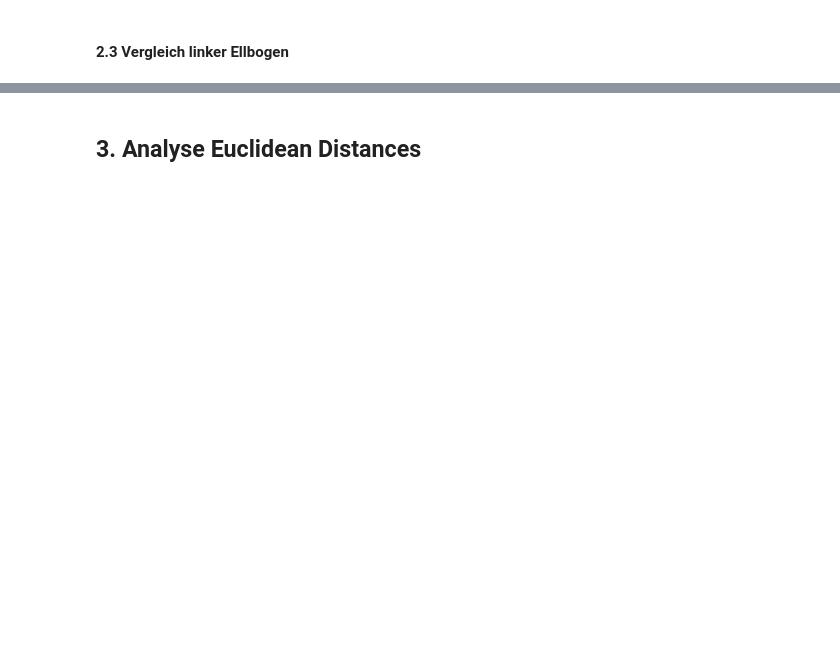
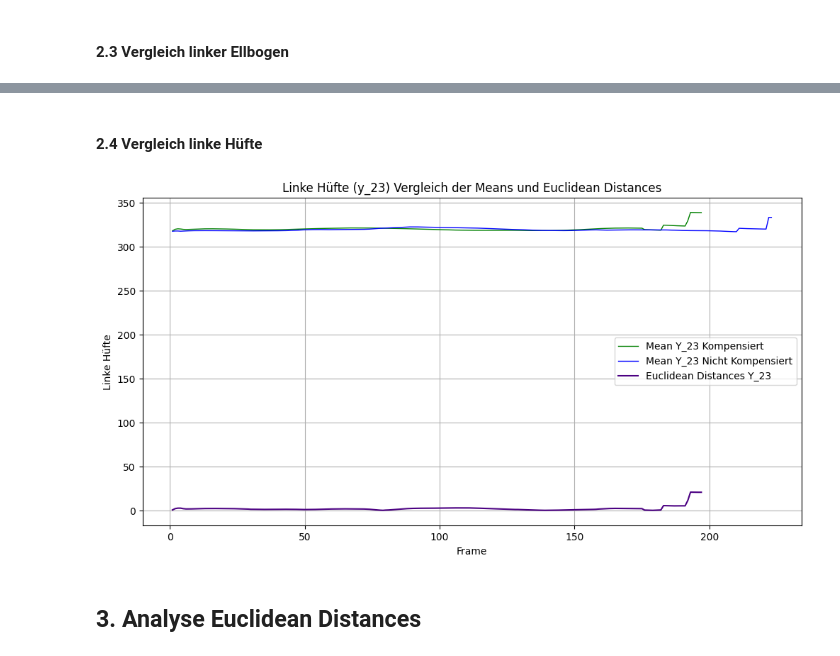
Before and after one commit to kollesal/VR-Quest, a Jupyter notebook: Assets/AvatarDataAugmentation/03 Data Analysis: DeepMotion and MediaPipe/01_Datenanalyse Kompensiert und nicht Kompensiert.ipynb, the cells around one changed output, grey strips where cells are left out. Cells and saved outputs as stored; diff of their text form; code cells hidden in the pictures; blank space fills up the shorter version.

```diff
--- a/Assets/AvatarDataAugmentation/03 Data Analysis: DeepMotion and MediaPipe/01_Datenanalyse Kompensiert und nicht Kompensiert.ipynb
+++ b/Assets/AvatarDataAugmentation/03 Data Analysis: DeepMotion and MediaPipe/01_Datenanalyse Kompensiert und nicht Kompensiert.ipynb
@@ -443,3 +442,26 @@ plt.show()
+# %% [markdown]
+#### 2.4 Vergleich linke Hüfte
+# %%
+plt.figure(figsize=(12, 6))
+
+# Plot the mean values for DeepMotion 01
+plt.plot(mean_values_03.index, mean_values_03["y_23"], color='green', linestyle='-', linewidth=1, label='Mean Y_23 Kompensiert')
+
+# Plot the mean values for Mediapipe 01
+plt.plot(mean_values_01.index, mean_values_01["y_23"], color='blue', linestyle='-', linewidth=1, label='Mean Y_23 Nicht Kompensiert')
+
+# Plot the Euclidean distances for the last calculated column
+plt.plot(euclidean_df_03.index, euclidean_df_03["y_23"], color='indigo', linestyle='-', linewidth=1.5, label='Euclidean Distances Y_23')
+
+
+plt.title("Linke Hüfte (y_23) Vergleich der Means und Euclidean Distances")
+plt.xlabel("Frame")
+plt.ylabel("Linke Hüfte")
+plt.grid(True)
+plt.legend(loc='best')
+plt.show()
+# %% [output]
+[figure, added]
 # %% [markdown]
 ## 3. Analyse Euclidean Distances
 # %%
```
Also changed, not shown: parts of 30 cells of this notebook, 3 other files.
